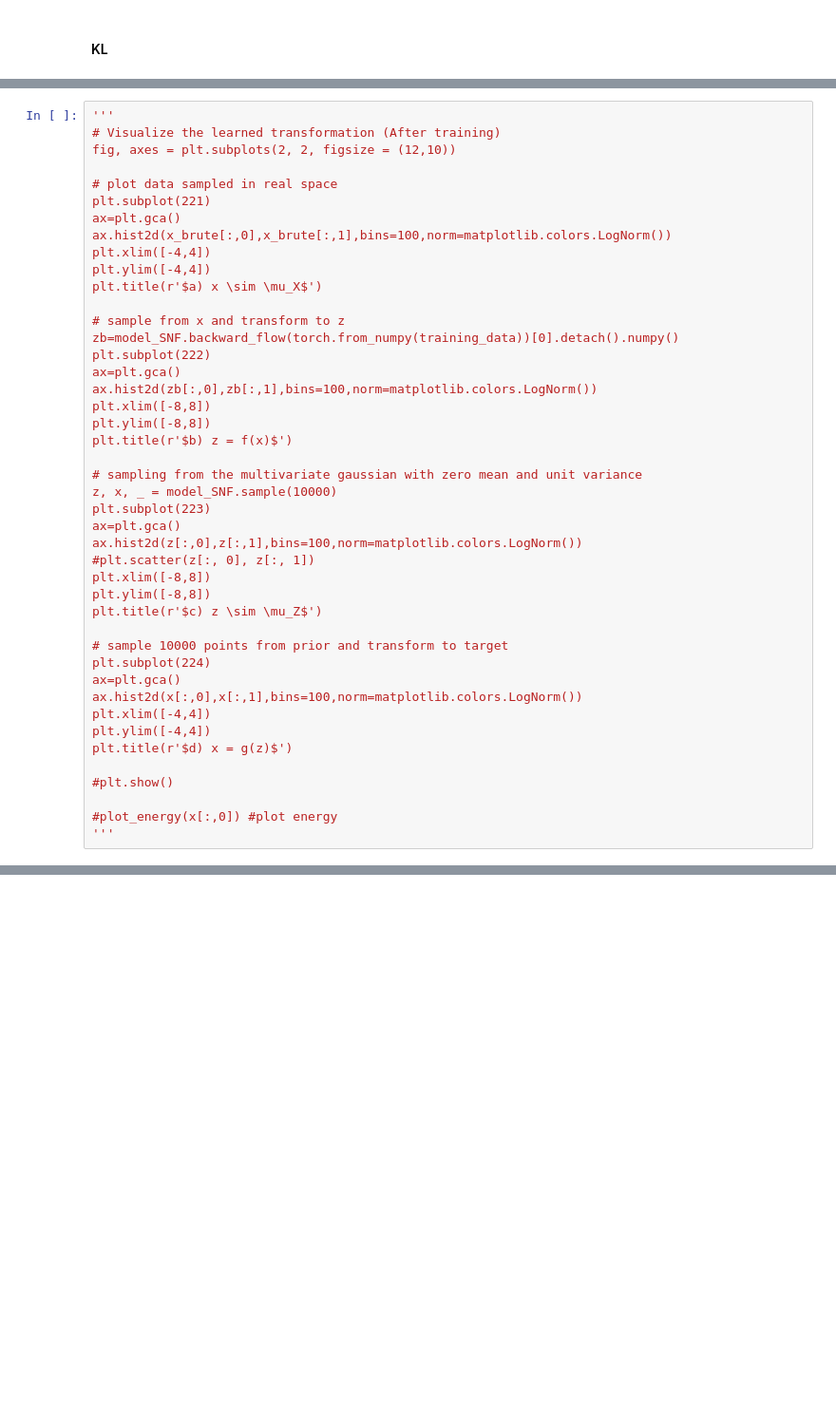
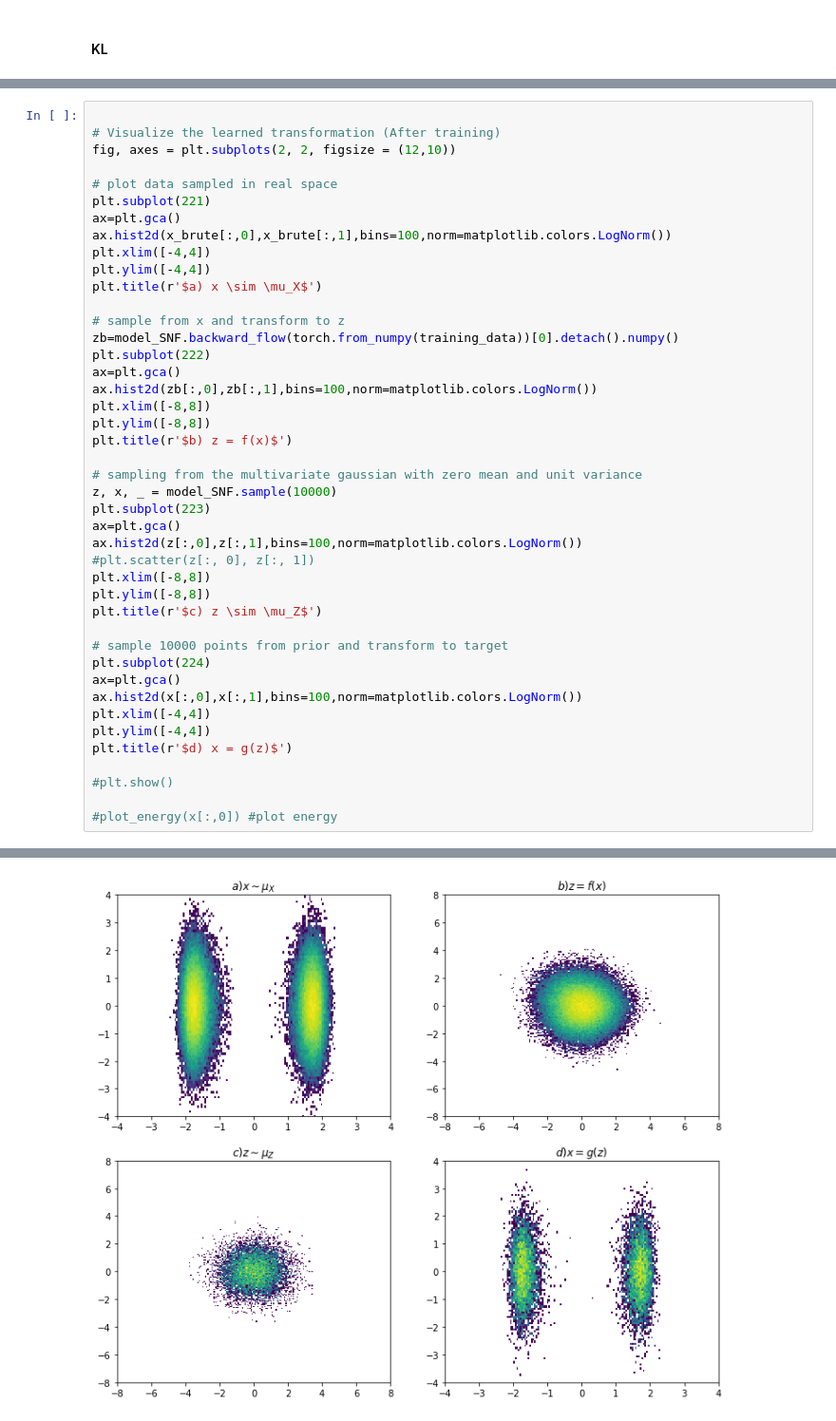
Before and after one commit to Aioi-Ming/SNF, a Jupyter notebook: Notebook/SNF_DoubleWell.ipynb, the cells around one changed output, grey strips where cells are left out. Shown at 95% size. Saved outputs shown, nothing was run; the diff lists cells and outputs as text; blank space fills up the shorter version.

```diff
--- a/Notebook/SNF_DoubleWell.ipynb
+++ b/Notebook/SNF_DoubleWell.ipynb
@@ -527,5 +556,5 @@ plt.show()
 # %%
-'''
+
 # Visualize the learned transformation (After training)
 fig, axes = plt.subplots(2, 2, figsize = (12,10))
 
@@ -567,4 +596,4 @@ plt.title(r'$d) x = g(z)$')
 #plt.show()
 
 #plot_energy(x[:,0]) #plot energy
-'''
+# %% [output]
@@ -570,0 +601 @@ plt.title(r'$d) x = g(z)$')
+[figure, added]
```
Also changed, not shown: parts of 12 cells of this notebook, 3 other files.
